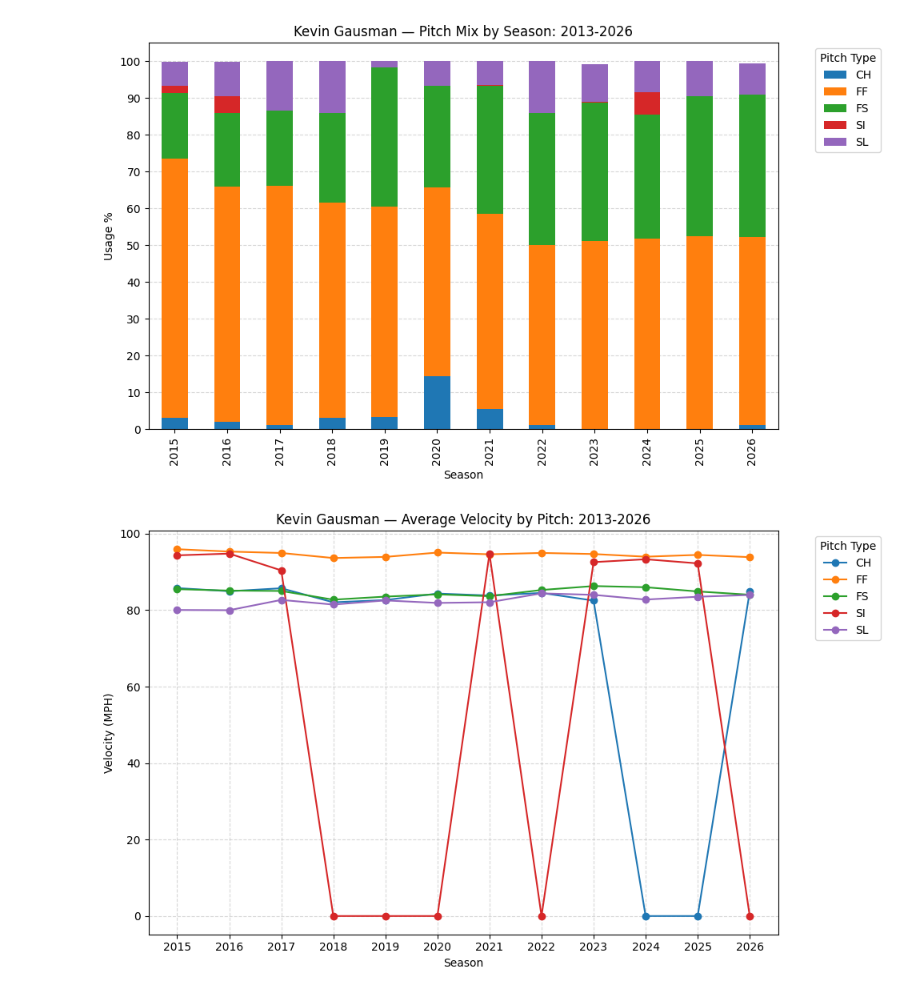
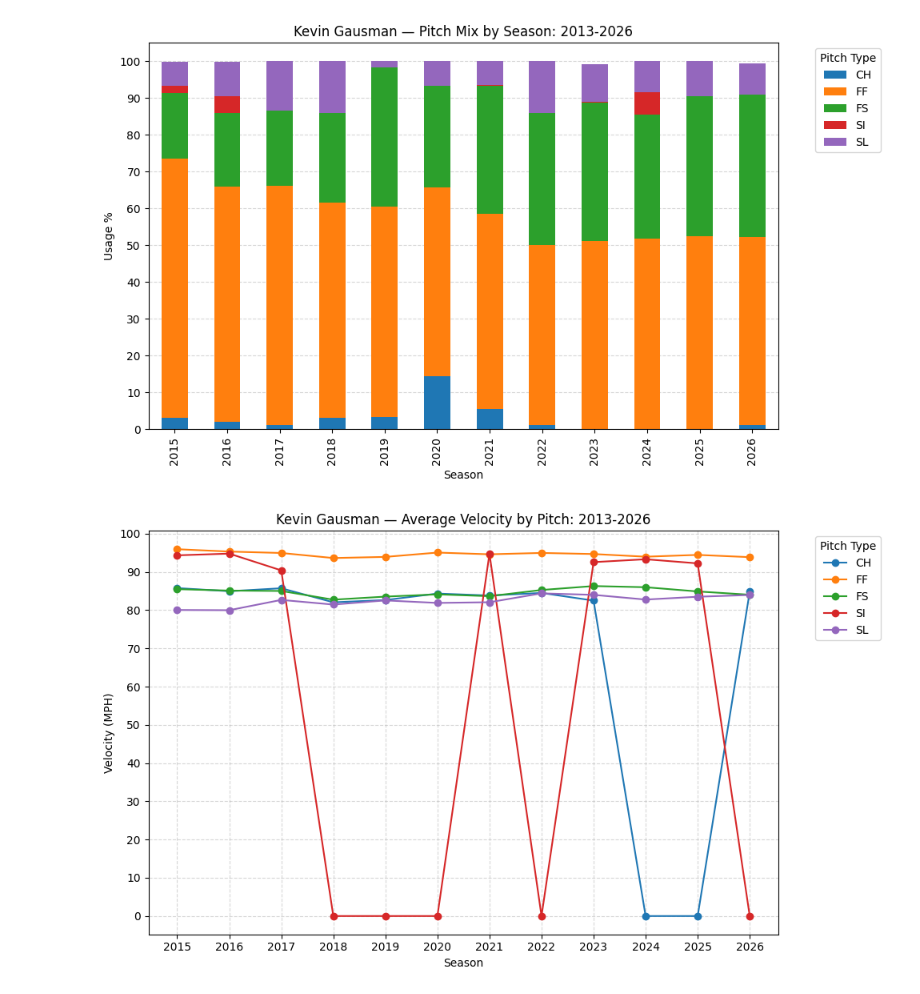
Before and after one commit to mrbuddyoldpal/pitcher-profile, a Jupyter notebook: notebooks/gausman_profile.ipynb, the cells around one changed output. Drawn from its saved outputs; the diff is of its cells as text; code cells hidden in the pictures.

```diff
--- a/notebooks/gausman_profile.ipynb
+++ b/notebooks/gausman_profile.ipynb
@@ -172,21 +173,22 @@ plt.show()
 # %%
 ax = avg_pitch_speeds.plot(
     kind='line',
     marker='o',
     figsize=(10, 6),
 )
 
 ax.set_title("Kevin Gausman — Average Velocity by Pitch: 2013-2026")
 ax.set_xlabel("Season")
 ax.xaxis.set_major_locator(MultipleLocator(1))
 ax.set_ylabel("Velocity (MPH)")
+ax.yaxis.set_major_locator(MultipleLocator(10))
 ax.legend(title="Pitch Type", bbox_to_anchor=(1.05, 1), loc='upper left')
 ax.grid(True, linestyle='--', alpha=0.5)
 ax.set_axisbelow(True)
 plt.tight_layout()
 plt.show()
 # %% [output]
-[figure, old version]
+[figure, new version]
 # %%
 ax = avg_spin_rate.plot(
     kind='line',
```
Also changed, not shown: parts of 3 cells of this notebook.
